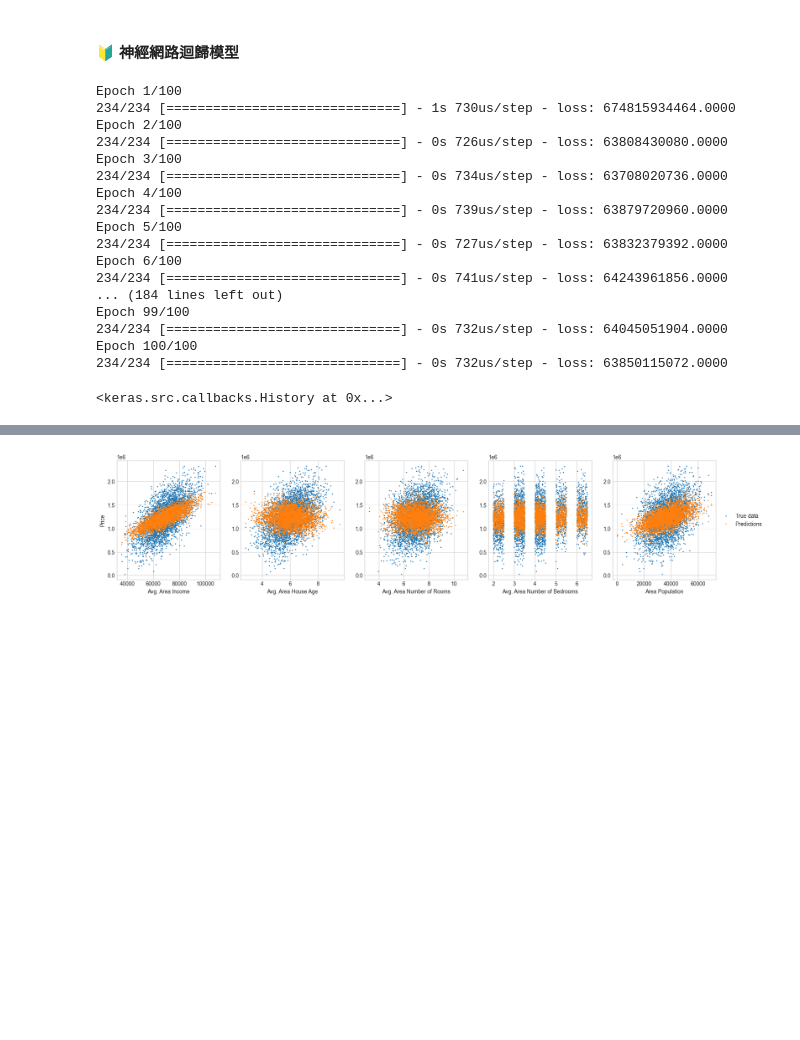
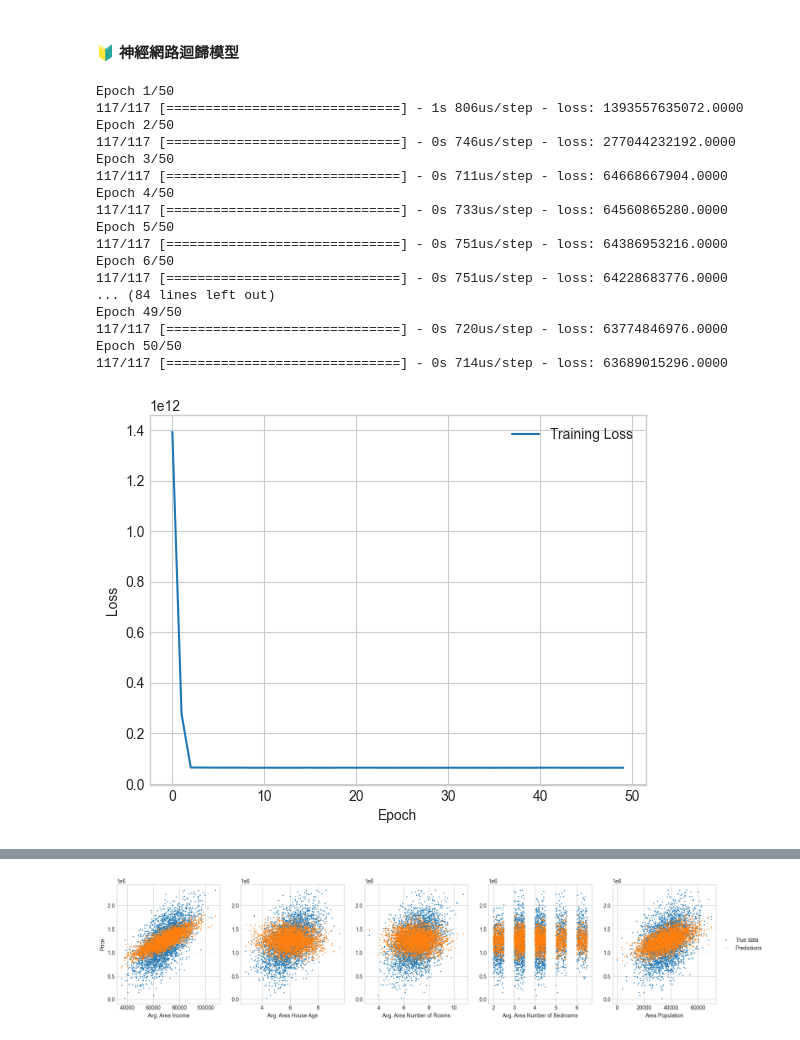
Before and after one commit to RogelioKG/Introduction-to-Machine-Learning, a Jupyter notebook: homework1.ipynb, the cells around one changed output, grey strips where cells are left out. Saved outputs shown, nothing was run; the diff lists cells and outputs as text; code cells hidden in the pictures; blank space fills up the shorter version.

```diff
--- a/homework1.ipynb
+++ b/homework1.ipynb
@@ -167,38 +167,57 @@ plt.show()
 # %%
 # 試試看神經網路迴歸吧？
 import tensorflow as tf
+
+class LossCallback(tf.keras.callbacks.Callback):
+    def on_train_begin(self, logs=None):
+        self.losses = []
+
+    def on_epoch_end(self, epoch, logs=None):
+        self.losses.append(logs['loss'])
+
+    def show_loss(self):
+        plt.plot(self.losses, label='Training Loss')
+        plt.xlabel('Epoch')
+        plt.ylabel('Loss')
+        plt.legend()
+        plt.show()
+
+# 紀錄 loss
+loss_callback = LossCallback()
 
 # 輸入維度為5 (因為我們有5個輸入變數)
 model = tf.keras.Sequential([
     tf.keras.layers.Dense(64, activation='relu'),
     tf.keras.layers.Dense(32, activation='relu'),
     tf.keras.layers.Dense(1)
 ])
 
 # 編譯模型
 model.compile(optimizer='adam', loss='mean_squared_error')
 
 # 訓練模型
-model.fit(X_train, y_train, epochs=50, batch_size=30)
+model.fit(X_train, y_train, epochs=50, batch_size=30, callbacks=[loss_callback])
+
+loss_callback.show_loss()
 # %% [output]
-Epoch 1/100
-234/234 [==============================] - 1s 730us/step - loss: 674815934464.0000
-Epoch 2/100
-234/234 [==============================] - 0s 726us/step - loss: 63808430080.0000
-Epoch 3/100
-234/234 [==============================] - 0s 734us/step - loss: 63708020736.0000
-Epoch 4/100
-234/234 [==============================] - 0s 739us/step - loss: 63879720960.0000
-Epoch 5/100
-234/234 [==============================] - 0s 727us/step - loss: 63832379392.0000
-Epoch 6/100
-234/234 [==============================] - 0s 741us/step - loss: 64243961856.0000
-... (184 lines left out)
-Epoch 99/100
-234/234 [==============================] - 0s 732us/step - loss: 64045051904.0000
-Epoch 100/100
-234/234 [==============================] - 0s 732us/step - loss: 63850115072.0000
+Epoch 1/50
+117/117 [==============================] - 1s 806us/step - loss: 1393557635072.0000
+Epoch 2/50
+117/117 [==============================] - 0s 746us/step - loss: 277044232192.0000
+Epoch 3/50
+117/117 [==============================] - 0s 711us/step - loss: 64668667904.0000
+Epoch 4/50
+117/117 [==============================] - 0s 733us/step - loss: 64560865280.0000
+Epoch 5/50
+117/117 [==============================] - 0s 751us/step - loss: 64386953216.0000
+Epoch 6/50
+117/117 [==============================] - 0s 751us/step - loss: 64228683776.0000
+... (84 lines left out)
+Epoch 49/50
+117/117 [==============================] - 0s 720us/step - loss: 63774846976.0000
+Epoch 50/50
+117/117 [==============================] - 0s 714us/step - loss: 63689015296.0000
-<keras.src.callbacks.History at 0x...>
+[figure, added]
 # %%
 # 進行預測
 y_pred_train = model.predict(X_train)
```
Also changed, not shown: parts of 3 cells of this notebook.
